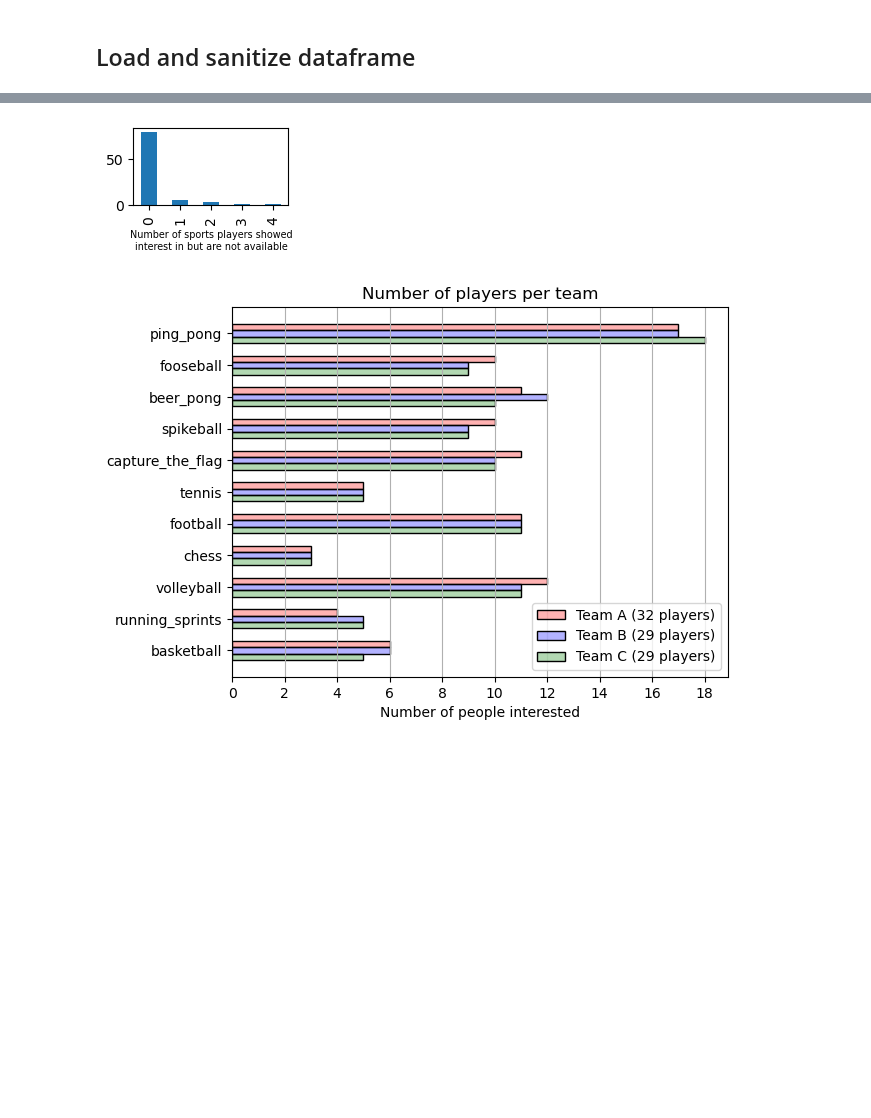
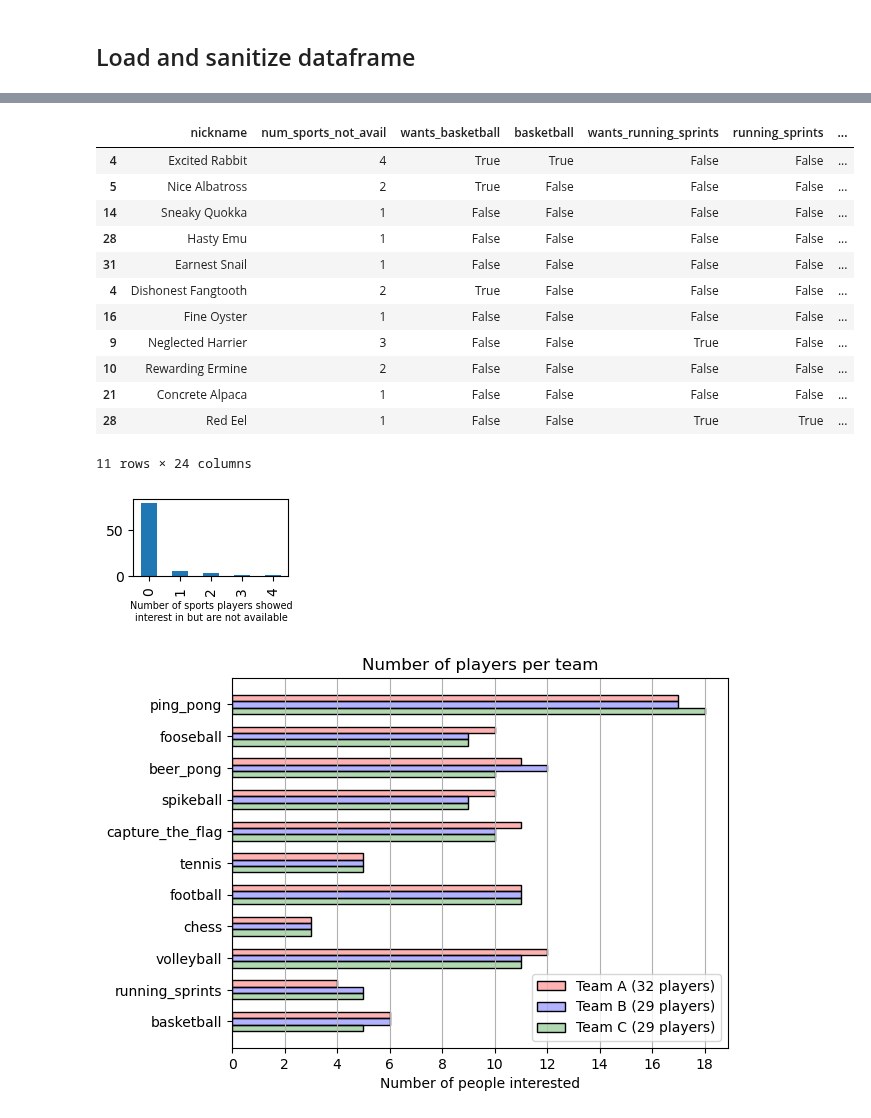
Before and after one commit to FBalzerMPE/imprs_sports_week, a Jupyter notebook: analyze_sportsweek_data.ipynb, the cells around one changed output, grey strips where cells are left out. Saved outputs shown, nothing was run; the diff lists cells and outputs as text; code cells hidden in the pictures; blank space fills up the shorter version.

```diff
--- a/analyze_sportsweek_data.ipynb
+++ b/analyze_sportsweek_data.ipynb
@@ -26,9 +28,23 @@ df.head(5)
 # %%
 # df.plot.hist("num_sports_not_avail")
 fig, ax = plt.subplots(figsize=(2, 1))
 df["num_sports_not_avail"].value_counts().sort_index().plot.bar()
-plt.xlabel("Number of sports players showed\ninterest in but are not available", size="x-small");
+plt.xlabel("Number of sports players showed\ninterest in but are not available", size="x-small")
+df[df["num_sports_not_avail"] > 0][["nickname", "num_sports_not_avail"] + [col for col in df.columns if "wants" in col or col in hf.SPORTS_LIST]]
 # %% [output]
+|  | nickname | num_sports_not_avail | wants_basketball | basketball | wants_running_sprints | running_sprints | ... |
+| 4 | Excited Rabbit | 4 | True | True | False | False | ... |
+| 5 | Nice Albatross | 2 | True | False | False | False | ... |
+| 14 | Sneaky Quokka | 1 | False | False | False | False | ... |
+| 28 | Hasty Emu | 1 | False | False | False | False | ... |
+| 31 | Earnest Snail | 1 | False | False | False | False | ... |
+| 4 | Dishonest Fangtooth | 2 | True | False | False | False | ... |
+| 16 | Fine Oyster | 1 | False | False | False | False | ... |
+| 9 | Neglected Harrier | 3 | False | False | True | False | ... |
+| 10 | Rewarding Ermine | 2 | False | False | False | False | ... |
+| 21 | Concrete Alpaca | 1 | False | False | False | False | ... |
+| 28 | Red Eel | 1 | False | False | True | True | ... |
+11 rows × 24 columns
 [figure]
 # %%
 fig, ax = plt.subplots()
```
Also changed, not shown: parts of 8 cells of this notebook, 25 other files.
